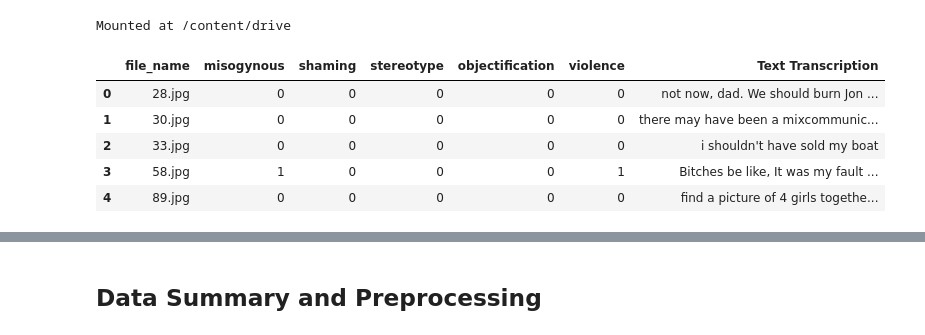
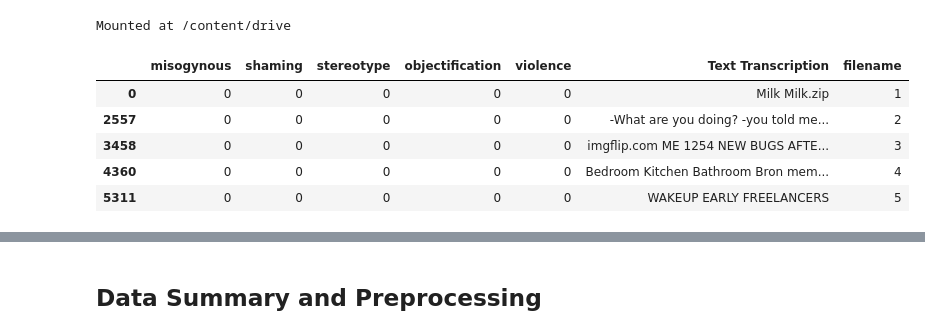
Before and after one commit to Rhitabrat/MAMI, a Jupyter notebook: Text Embedding/bert.ipynb, the cells around one changed output, grey strips where cells are left out. Drawn from its saved outputs; the diff is of its cells as text; code cells hidden in the pictures.

```diff
--- a/Text Embedding/bert.ipynb
+++ b/Text Embedding/bert.ipynb
@@ -23,16 +23,25 @@ Mounted at /content/drive
 # %%
 # Load the data
 ### data_path is the path of the csv file
 
-data_path = "/content/drive/Shareddrives/team_MAMI/MAMI/TRIAL/trial.csv"
+data_path = "/content/drive/Shareddrives/team_MAMI/MAMI/TRAIN/CSVs/training_original.csv"
 df = pd.read_csv(data_path, delimiter="\t")
-# df = df.sort_values('file_name')
+
+# sort the data by file_name
+def remove_file_extension(file_name):
+    return(int(file_name[:-4]))
+
+df["filename"] = df.file_name
+df.filename = df.filename.map(remove_file_extension)
+df = df.sort_values('filename')
+df = df.drop('file_name', 1)
+
 df.head(5)
 # %% [output]
-|  | file_name | misogynous | shaming | stereotype | objectification | violence | Text Transcription |
-| 0 | 28.jpg | 0 | 0 | 0 | 0 | 0 | not now, dad. We should burn Jon ... |
-| 1 | 30.jpg | 0 | 0 | 0 | 0 | 0 | there may have been a mixcommunic... |
-| 2 | 33.jpg | 0 | 0 | 0 | 0 | 0 | i shouldn't have sold my boat |
-| 3 | 58.jpg | 1 | 0 | 0 | 0 | 1 | Bitches be like, It was my fault ... |
-| 4 | 89.jpg | 0 | 0 | 0 | 0 | 0 | find a picture of 4 girls togethe... |
+|  | misogynous | shaming | stereotype | objectification | violence | Text Transcription | filename |
+| 0 | 0 | 0 | 0 | 0 | 0 | Milk Milk.zip | 1 |
+| 2557 | 0 | 0 | 0 | 0 | 0 | -What are you doing? -you told me... | 2 |
+| 3458 | 0 | 0 | 0 | 0 | 0 | imgflip.com ME 1254 NEW BUGS AFTE... | 3 |
+| 4360 | 0 | 0 | 0 | 0 | 0 | Bedroom Kitchen Bathroom Bron mem... | 4 |
+| 5311 | 0 | 0 | 0 | 0 | 0 | WAKEUP EARLY FREELANCERS | 5 |
 # %%
```
Also changed, not shown: parts of 7 cells of this notebook.
